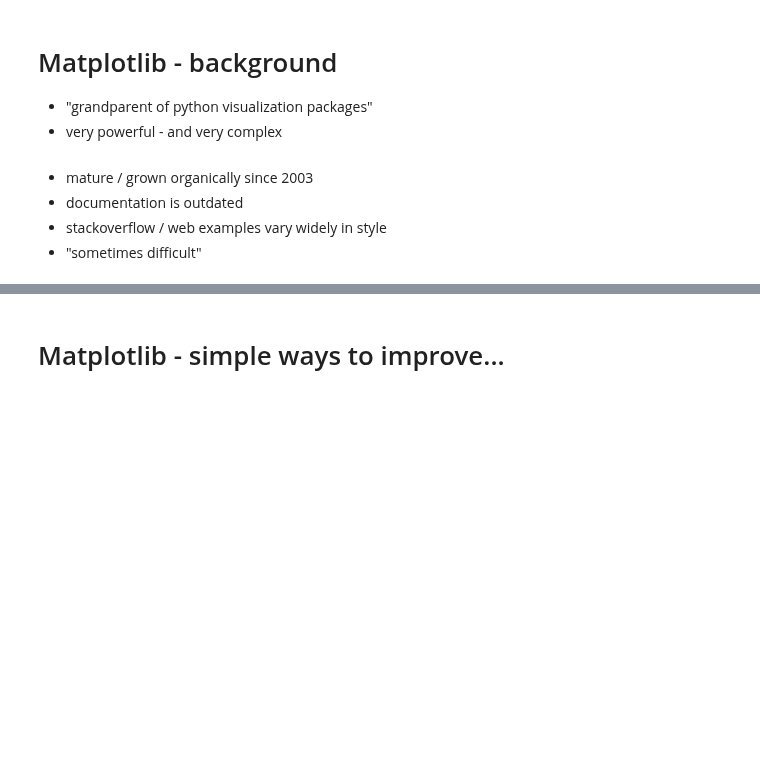
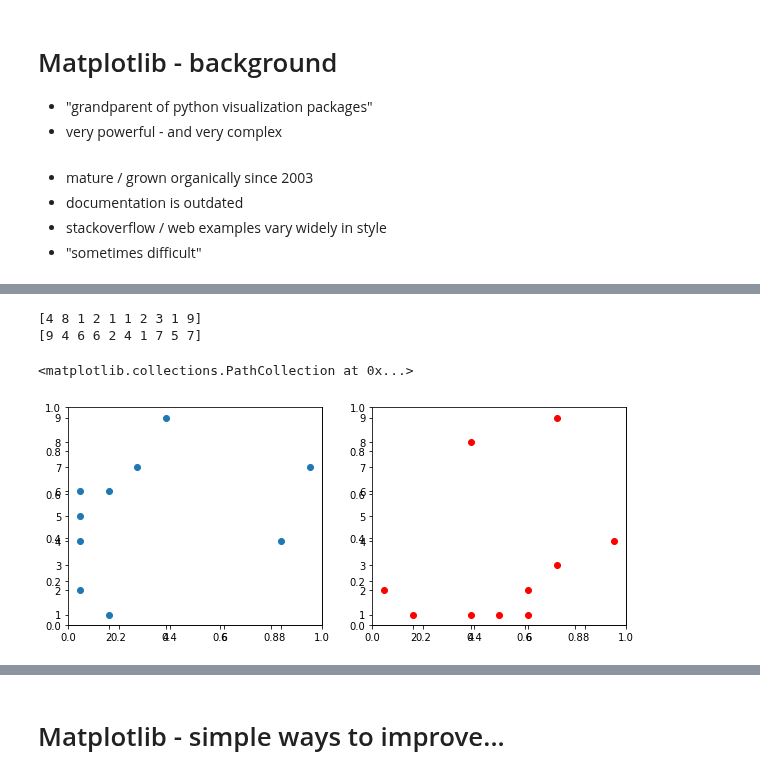
Before and after one commit to surfaceowl-ai/python_visualizations, a Jupyter notebook: notebooks/01_matplotlib_chapter.ipynb, the cells around one changed output, grey strips where cells are left out. Drawn from its saved outputs; the diff is of its cells as text; code cells hidden in the pictures; blank space fills up the shorter version.

```diff
--- a/notebooks/01_matplotlib_chapter.ipynb
+++ b/notebooks/01_matplotlib_chapter.ipynb
@@ -146,0 +184,18 @@ There should be one-- and preferably only one --obvious way to do it.n -
+# %%
+# Object Oriented API
+print(x)
+print(y)
+
+# slightly more complex example
+fig2, (ax0, ax1) = plt.subplots(nrows=1, ncols=2, figsize=(10,4))
+
+ax0 = fig2.add_subplot(1,2,1)  # syntax = `num rows, num cols, axes num`
+ax0.scatter(x, y)
+
+ax1 = fig2.add_subplot(1,2,2)
+ax1.scatter(y,x, color="red")
+# %% [output]
+[4 8 1 2 1 1 2 3 1 9]
+[9 4 6 6 2 4 1 7 5 7]
+<matplotlib.collections.PathCollection at 0x...>
+[figure, added]
```
Also changed, not shown: parts of 18 cells of this notebook, 6 other files.
